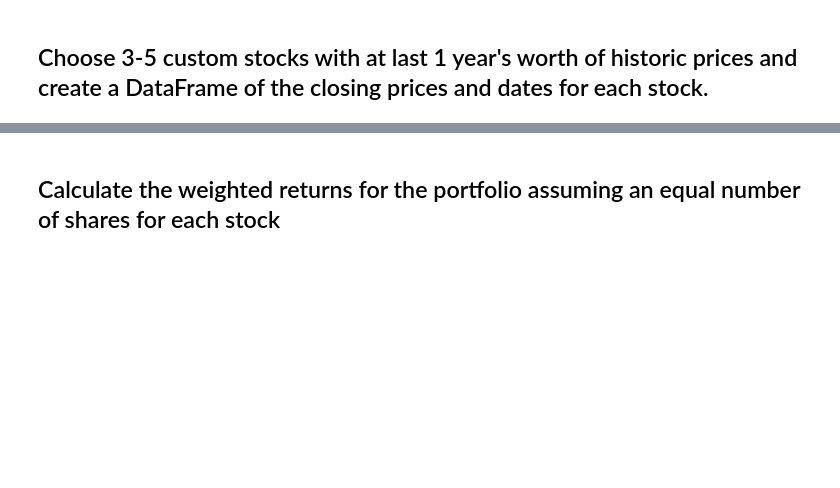
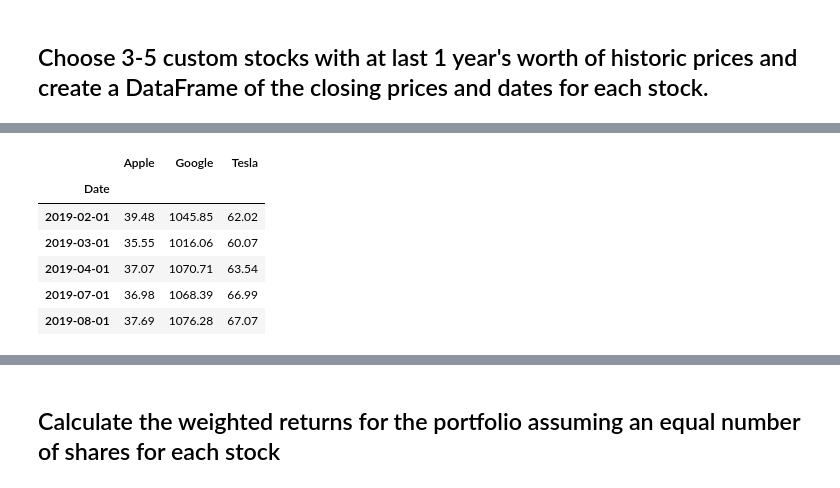
Before and after one commit to nagpalmanpreet/whale-analysis, a Jupyter notebook: whale_analysis.ipynb, the cells around one changed output, grey strips where cells are left out. Cells and saved outputs as stored; diff of their text form; code cells hidden in the pictures; blank space fills up the shorter version.

```diff
--- a/whale_analysis.ipynb
+++ b/whale_analysis.ipynb
@@ -374,5 +429,16 @@ In this section, you will build your own portfolio of stocks, calculate the retu
 # Reset Date index
 # %%
 # Reorganize portfolio data by having a column per symbol
+columns = {'Apple','Google','Tesla'}
+my_portfolio.columns=columns
+my_portfolio.head()
+# %% [output]
+|  | Apple | Google | Tesla |
+| Date |  |  |  |
+| 2019-02-01 | 39.48 | 1045.85 | 62.02 |
+| 2019-03-01 | 35.55 | 1016.06 | 60.07 |
+| 2019-04-01 | 37.07 | 1070.71 | 63.54 |
+| 2019-07-01 | 36.98 | 1068.39 | 66.99 |
+| 2019-08-01 | 37.69 | 1076.28 | 67.07 |
 # %%
 # Calculate daily returns
```
Also changed, not shown: parts of 8 cells of this notebook.
